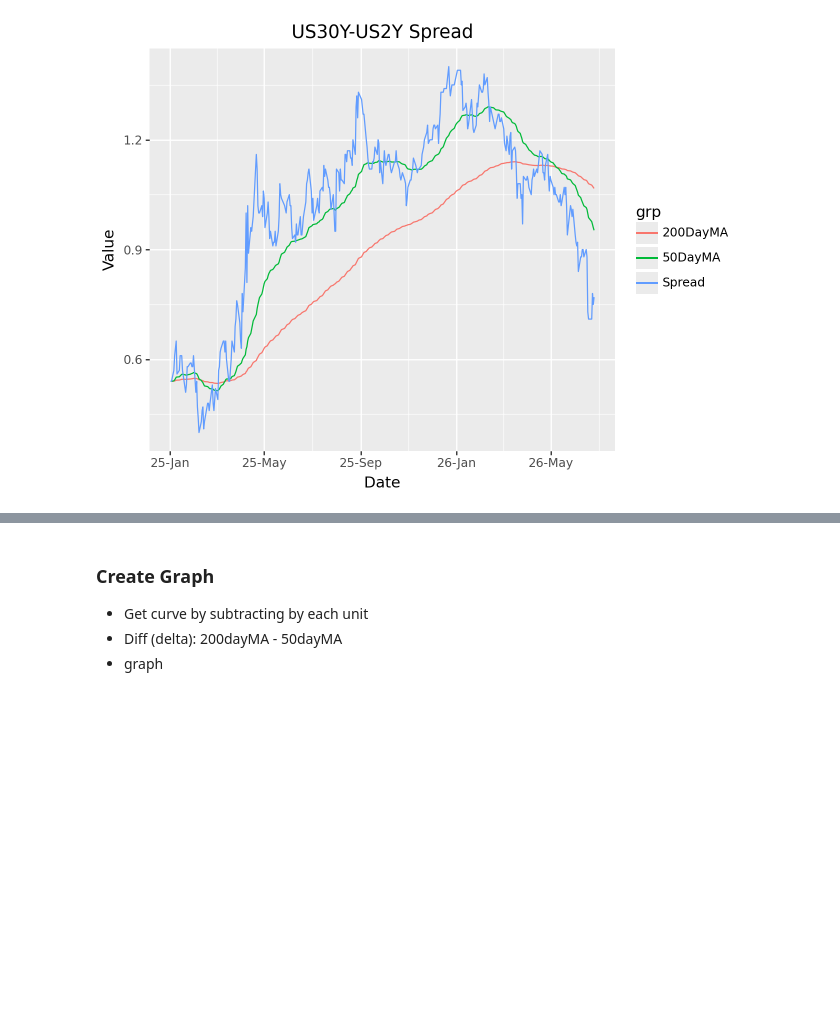
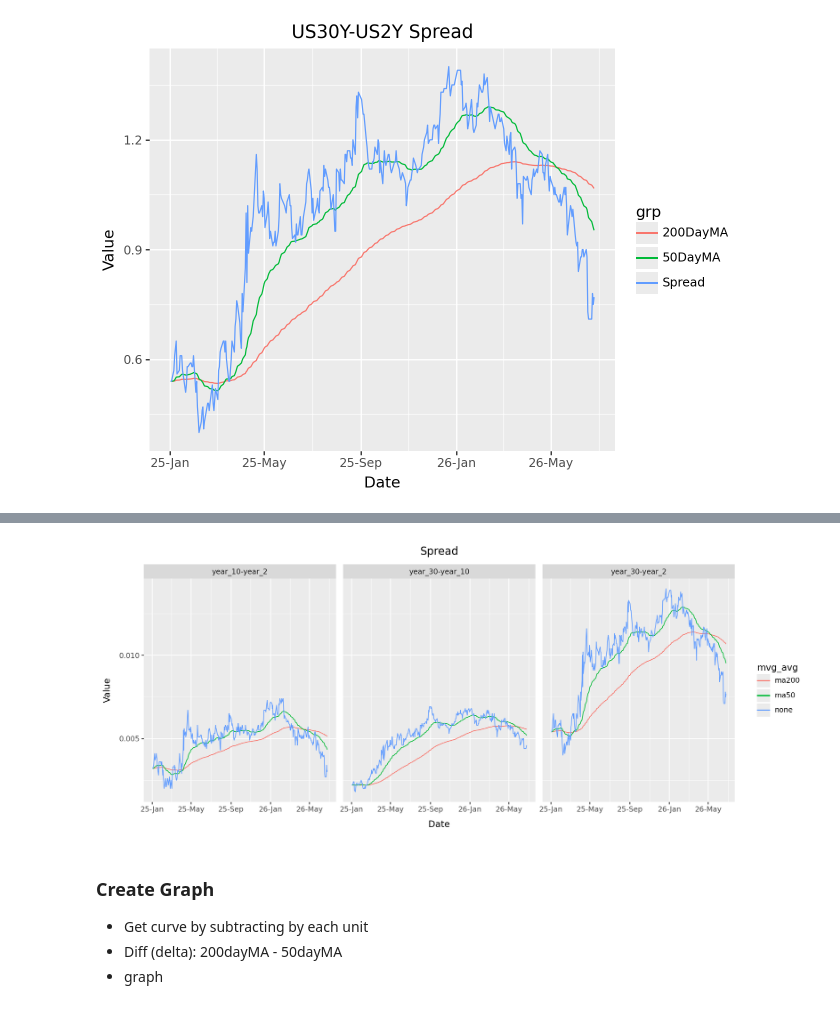
Before and after one commit to IMTorgOpenDataTools/macroecon-wrappy, a Jupyter notebook: notebooks/review_treasuries.ipynb, the cells around one changed output, grey strips where cells are left out. Saved outputs shown, nothing was run; the diff lists cells and outputs as text; code cells hidden in the pictures; blank space fills up the shorter version.

Commit message:
add faceted plot of all graphs

```diff
--- a/notebooks/review_treasuries.ipynb
+++ b/notebooks/review_treasuries.ipynb
@@ -855,3 +908,18 @@ ts_plot
+# %%
+from plotnine import ggplot, facet_wrap, aes, geom_line, labs, theme_minimal, scale_x_datetime, ylim, theme
+
+ts_plot = (
+    ggplot(result_df, aes(x='date', y='yield values', color='mvg_avg'))
+    + geom_line()
+    + scale_x_datetime(date_labels='%y-%b')
+    + labs(x='Date', y='Value', title='Spread')
+    + facet_wrap('~ key')
+    + theme(figure_size=(12, 5))
+)
+
+ts_plot
+# %% [output]
+[figure, added]
 # %% [markdown]
 ### Create Graph
 
```
Also changed, not shown: parts of 2 cells of this notebook.
